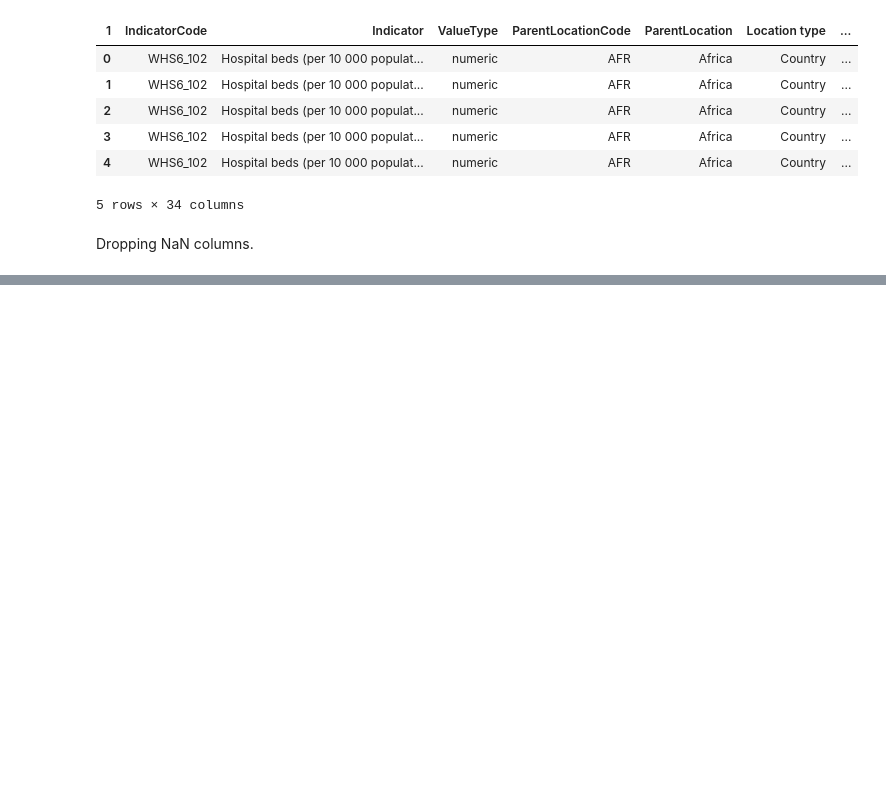
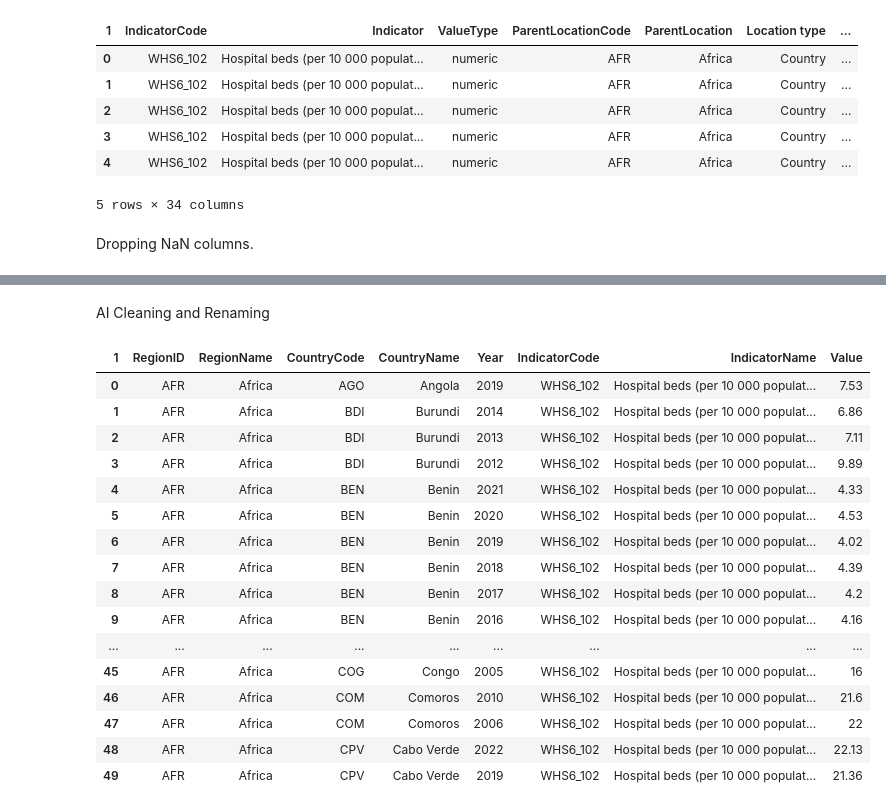
Before and after one commit to adrianbarrios-ieUniversity/Advanced-Databases-Project, a Jupyter notebook: DATA_CLEANING/HOSPITAL_BEDS_CLEANING.ipynb, the cells around one changed output, grey strips where cells are left out. Cells and saved outputs as stored; diff of their text form; code cells hidden in the pictures; blank space fills up the shorter version.

Commit message:
Syphilis and Hospital Beds Cleaned

```diff
--- a/DATA_CLEANING/HOSPITAL_BEDS_CLEANING.ipynb
+++ b/DATA_CLEANING/HOSPITAL_BEDS_CLEANING.ipynb
@@ -71,0 +81,2 @@ HOSPITAL_BEDS = HOSPITAL_BEDS.drop(columns=cols_to_drop)
+# %% [markdown]
+AI Cleaning and Renaming
@@ -71,0 +157,20 @@ HOSPITAL_BEDS = HOSPITAL_BEDS.drop(columns=cols_to_drop)
+# %%
+df.head(50)
+# %% [output]
+| 1 | RegionID | RegionName | CountryCode | CountryName | Year | IndicatorCode | IndicatorName | Value |
+| 0 | AFR | Africa | AGO | Angola | 2019 | WHS6_102 | Hospital beds (per 10 000 populat... | 7.53 |
+| 1 | AFR | Africa | BDI | Burundi | 2014 | WHS6_102 | Hospital beds (per 10 000 populat... | 6.86 |
+| 2 | AFR | Africa | BDI | Burundi | 2013 | WHS6_102 | Hospital beds (per 10 000 populat... | 7.11 |
+| 3 | AFR | Africa | BDI | Burundi | 2012 | WHS6_102 | Hospital beds (per 10 000 populat... | 9.89 |
+| 4 | AFR | Africa | BEN | Benin | 2021 | WHS6_102 | Hospital beds (per 10 000 populat... | 4.33 |
+| 5 | AFR | Africa | BEN | Benin | 2020 | WHS6_102 | Hospital beds (per 10 000 populat... | 4.53 |
+| 6 | AFR | Africa | BEN | Benin | 2019 | WHS6_102 | Hospital beds (per 10 000 populat... | 4.02 |
+| 7 | AFR | Africa | BEN | Benin | 2018 | WHS6_102 | Hospital beds (per 10 000 populat... | 4.39 |
+| 8 | AFR | Africa | BEN | Benin | 2017 | WHS6_102 | Hospital beds (per 10 000 populat... | 4.2 |
+| 9 | AFR | Africa | BEN | Benin | 2016 | WHS6_102 | Hospital beds (per 10 000 populat... | 4.16 |
+| ... | ... | ... | ... | ... | ... | ... | ... | ... |
+| 45 | AFR | Africa | COG | Congo | 2005 | WHS6_102 | Hospital beds (per 10 000 populat... | 16 |
+| 46 | AFR | Africa | COM | Comoros | 2010 | WHS6_102 | Hospital beds (per 10 000 populat... | 21.6 |
+| 47 | AFR | Africa | COM | Comoros | 2006 | WHS6_102 | Hospital beds (per 10 000 populat... | 22 |
+| 48 | AFR | Africa | CPV | Cabo Verde | 2022 | WHS6_102 | Hospital beds (per 10 000 populat... | 22.13 |
+| 49 | AFR | Africa | CPV | Cabo Verde | 2019 | WHS6_102 | Hospital beds (per 10 000 populat... | 21.36 |
```
Also changed, not shown: parts of 3 cells of this notebook, 1 other file.
